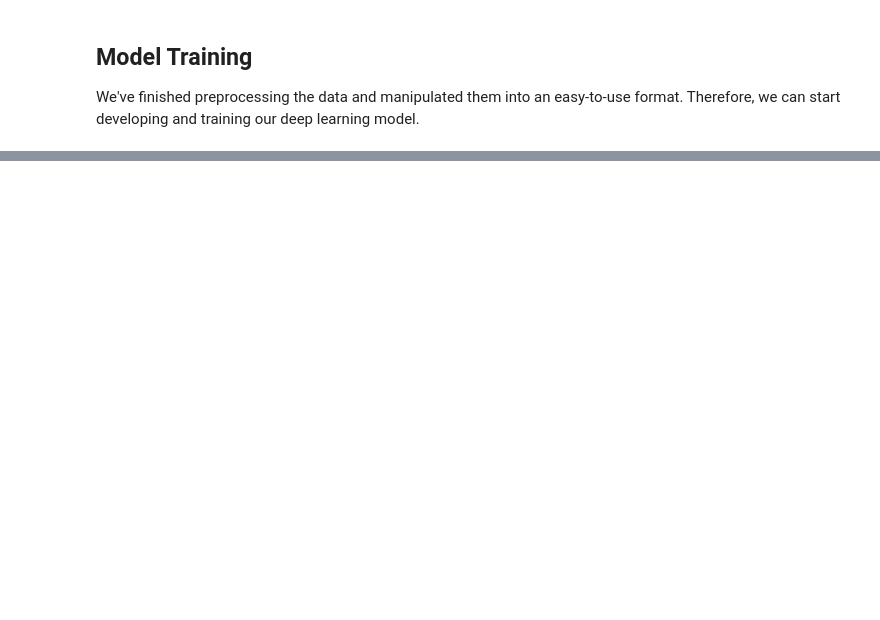
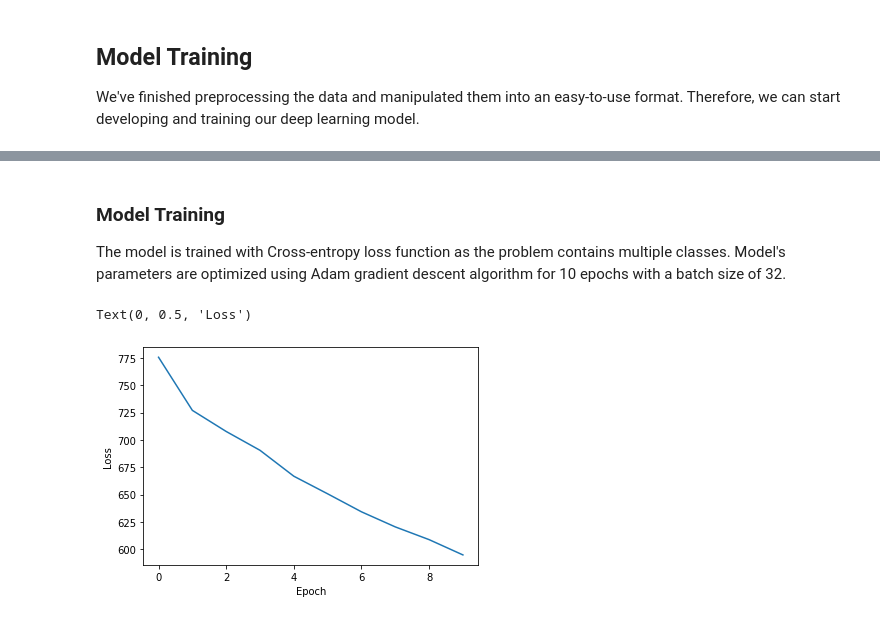
Before and after one commit to thanakorn/crop_classification_using_deep_learning_tutorial, a Jupyter notebook: crop_classification_using_deep_learning.ipynb, the cells around one changed output, grey strips where cells are left out. Cells and saved outputs as stored; diff of their text form; code cells hidden in the pictures; blank space fills up the shorter version.

Commit message:
Finish model training section

```diff
--- a/crop_classification_using_deep_learning.ipynb
+++ b/crop_classification_using_deep_learning.ipynb
@@ -234,0 +279,36 @@ We've finished preprocessing the data and manipulated them into an easy-to-use f
+# %% [markdown]
+### Model Training ###
+
+The model is trained with Cross-entropy loss function as the problem contains multiple classes. Model's parameters are optimized using Adam gradient descent algorithm for 10 epochs with a batch size of 32.
+# %%
+BATCH_SIZE = 32
+EPOCHS = 10
+N_CLASSES = 5
+N_CHANNELS = 5
+
+model = FCN(in_channels=N_CHANNELS, n_classes=N_CLASSES)
+criterion = CrossEntropyLoss()
+optimizer = optim.Adam(model.parameters(), lr=0.001)
+
+train_set = TensorDataset(torch.tensor(ndvi_patches).float(), torch.tensor(target_patches).long())
+train_loader = DataLoader(train_set, batch_size=BATCH_SIZE, shuffle=True)
+ep_losses = []
+
+for ep in range(EPOCHS):
+    ep_loss = 0.
+    for x, y in train_loader:
+        optimizer.zero_grad()
+        predict = model(x)
+        loss = criterion(predict, y)
+        loss.backward()
+        optimizer.step()
+        ep_loss += loss.item()
+    ep_losses.append(ep_loss)
+    # print(f'Ep {ep + 1} Loss : {ep_loss}')
+
+plt.plot(range(EPOCHS), ep_losses)
+plt.xlabel('Epoch')
+plt.ylabel('Loss')
+# %% [output]
+Text(0, 0.5, 'Loss')
+[figure, added]
```
Also changed, not shown: parts of 4 cells of this notebook.
